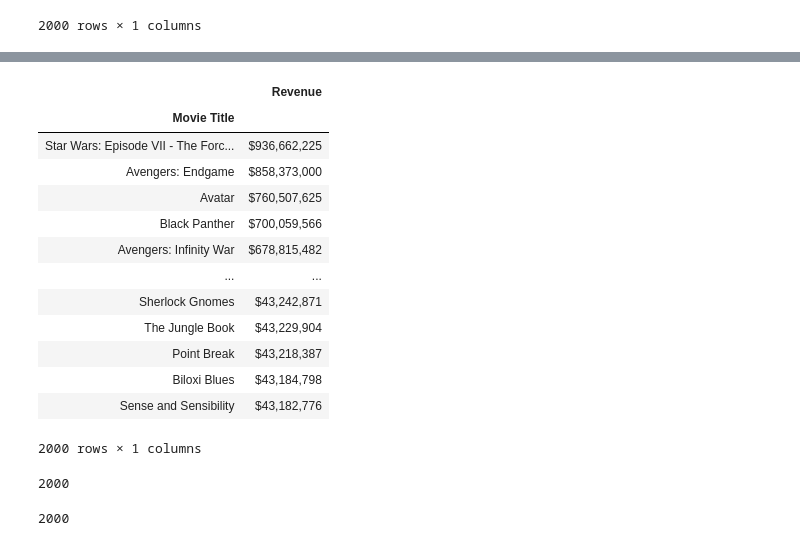
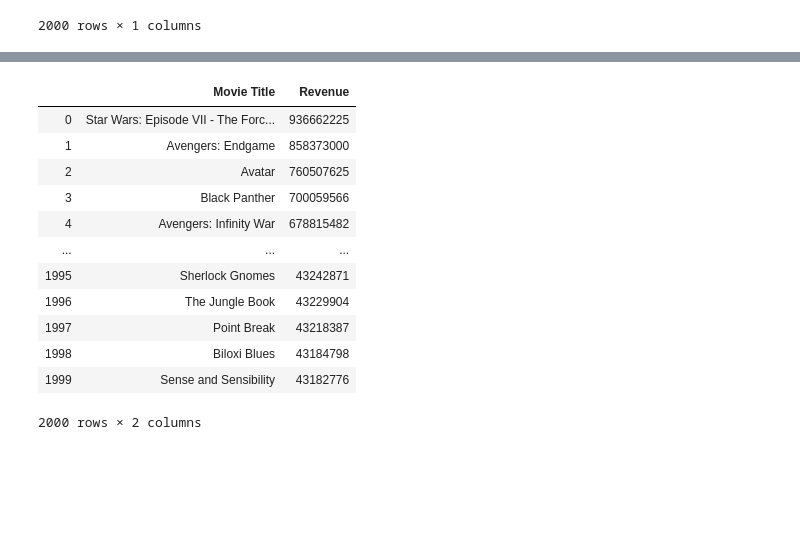
Before and after one commit to samraykhman/mod1mediaproject, a Jupyter notebook: Collection of Revenues.ipynb, the cells around one changed output, grey strips where cells are left out. Drawn from its saved outputs; the diff is of its cells as text; code cells hidden in the pictures; blank space fills up the shorter version.

```diff
--- a/Collection of Revenues.ipynb
+++ b/Collection of Revenues.ipynb
@@ -80,0 +65,6 @@ top_rev
+# %%
+top_rev = pd.DataFrame.from_dict(revenue_dict)
+top_rev = [int(x.replace('$', '').replace(',', '')) for x in top_rev['Revenue']]
+true_rev = {'Revenue': top_rev}
+true_top_rev = pd.DataFrame.from_dict(true_rev)
+true_top_rev
@@ -81,19 +85,21 @@ top_rev
 # %%
-top2000 = pd.concat([top_titles, top_rev], axis = 1)
-top2000.set_index('Movie Title')
+top2000_unclean = pd.concat([top_titles, true_top_rev], axis = 1)
+top2000 = top2000_unclean.set_index('Movie Title')
+# top2000 = [int(x.replace('$', '').replace(',', '')) for x in top2000['Revenue']]
+top2000 = top2000.reset_index()
+top2000
 # %% [output]
-|  | Revenue |
-| Movie Title |  |
-| Star Wars: Episode VII - The Forc... | $936,662,225 |
-| Avengers: Endgame | $858,373,000 |
-| Avatar | $760,507,625 |
-| Black Panther | $700,059,566 |
-| Avengers: Infinity War | $678,815,482 |
-| ... | ... |
-| Sherlock Gnomes | $43,242,871 |
-| The Jungle Book | $43,229,904 |
-| Point Break | $43,218,387 |
-| Biloxi Blues | $43,184,798 |
-| Sense and Sensibility | $43,182,776 |
+|  | Movie Title | Revenue |
+| 0 | Star Wars: Episode VII - The Forc... | 936662225 |
+| 1 | Avengers: Endgame | 858373000 |
+| 2 | Avatar | 760507625 |
+| 3 | Black Panther | 700059566 |
+| 4 | Avengers: Infinity War | 678815482 |
+| ... | ... | ... |
+| 1995 | Sherlock Gnomes | 43242871 |
+| 1996 | The Jungle Book | 43229904 |
+| 1997 | Point Break | 43218387 |
+| 1998 | Biloxi Blues | 43184798 |
+| 1999 | Sense and Sensibility | 43182776 |
-2000 rows × 1 columns
+2000 rows × 2 columns
 # %%
@@ -124,4 +129,0 @@ for i in url_for_mpaa:
-# %%
-len(list_of_pgmovies)
-# %% [output]
-2000
@@ -128,5 +132,3 @@ len(list_of_pgmovies)
 # %%
-len(list_of_pgrevenue[::3])
+# len(list_of_pgrevenue[::3])
-# %% [output]
-2000
 # %%
```
Also changed, not shown: parts of 30 cells of this notebook.
